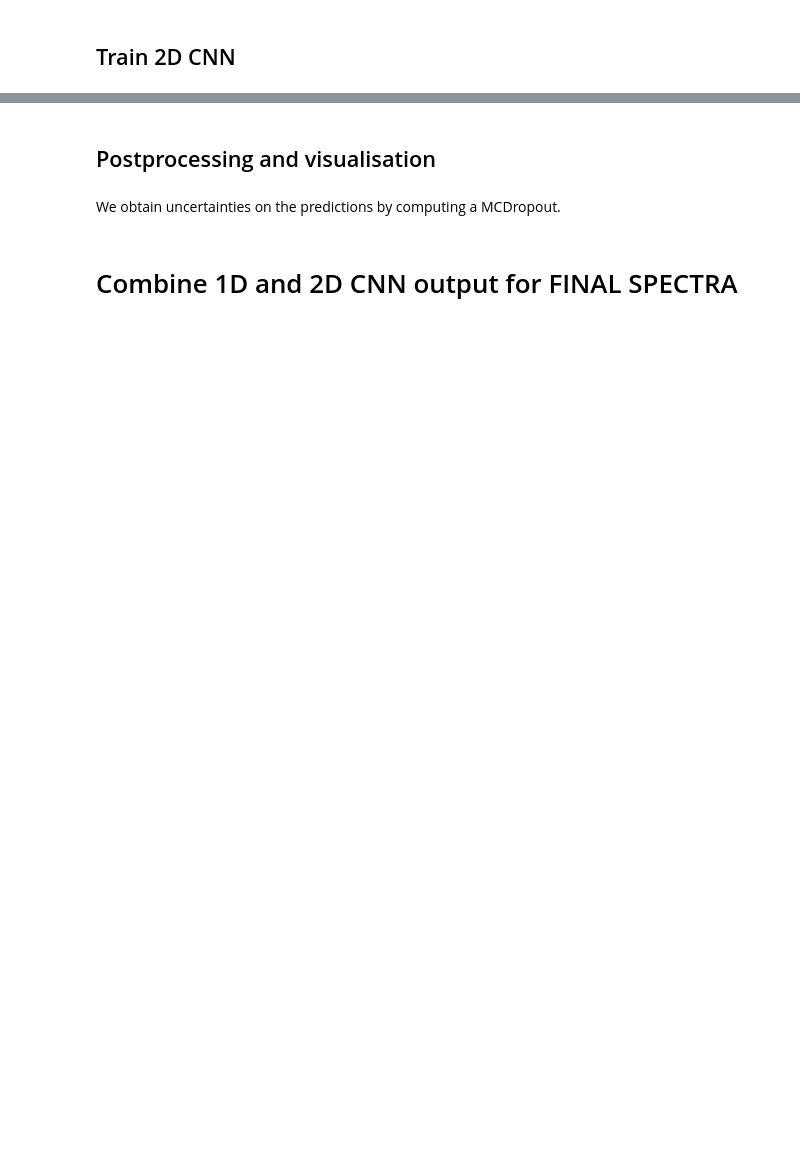
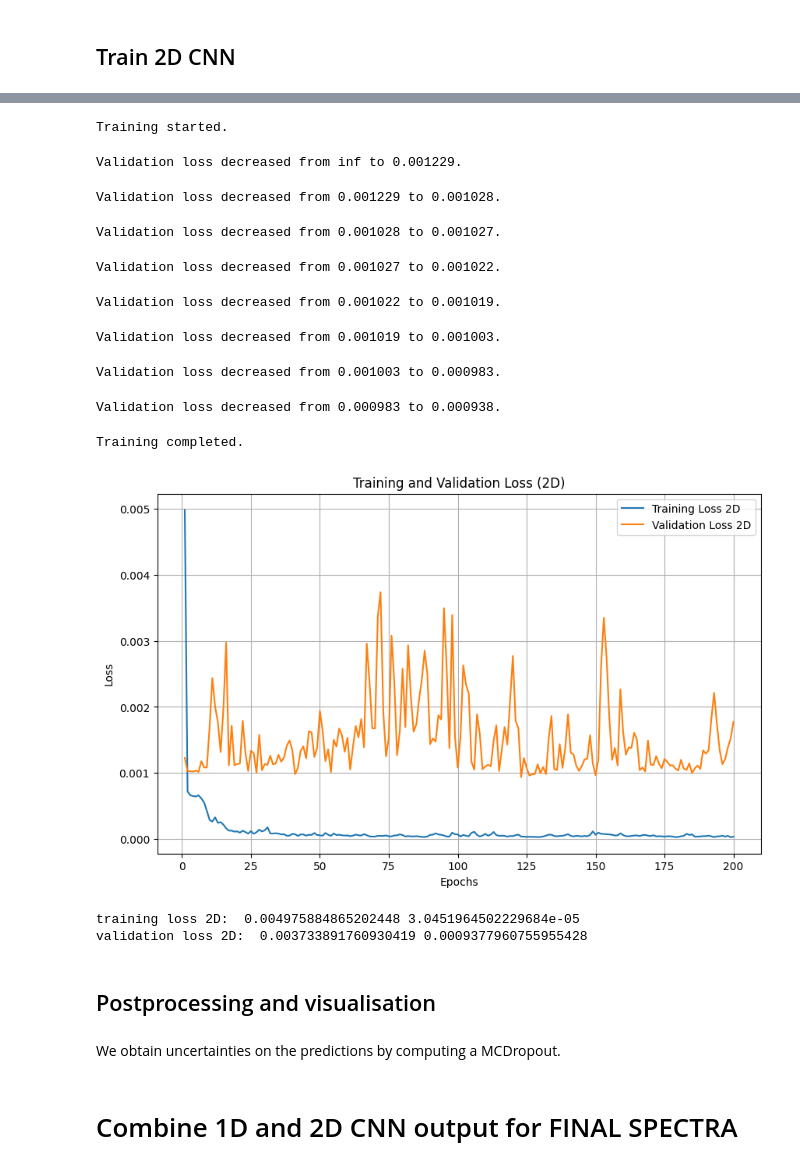
Before and after one commit to Junf137/SYDE-577-Ariel-Data-Challenge, a Jupyter notebook: code/host-starter-solution.ipynb, the cells around one changed output, grey strips where cells are left out. Cells and saved outputs as stored; diff of their text form; code cells hidden in the pictures; blank space fills up the shorter version.

```diff
--- a/code/host-starter-solution.ipynb
+++ b/code/host-starter-solution.ipynb
@@ -1036,3 +1112,46 @@ history = model.fit(
+# %%
+train_losses_2D, valid_losses_2D = train(
+    model=model_2D,
+    train_loader=train_loader_2D,
+    valid_loader=valid_loader_2D,
+    num_epochs=num_epochs_2D,
+    criterion=criterion_2D,
+    optimizer=optimizer_2D,
+    scheduler=None,
+    output_dir=output_dir + "/2D",
+    device=device,
+    best_valid_loss=best_valid_loss_2D,
+)
+
+# Plot the training and validation loss
+plt.figure(figsize=(10, 6))
+plt.plot(range(1, num_epochs_2D + 1), train_losses_2D, label="Training Loss 2D")
+plt.plot(range(1, num_epochs_2D + 1), valid_losses_2D, label="Validation Loss 2D")
+plt.xlabel("Epochs")
+plt.ylabel("Loss")
+plt.title("Training and Validation Loss (2D)")
+plt.legend()
+plt.grid(True)
+
+plt.savefig(output_dir + "/2D" + "/training_validation_loss.png")
+plt.show()
+
+print("training loss 2D: ", max(train_losses_2D), min(train_losses_2D))
+print("validation loss 2D: ", max(valid_losses_2D), min(valid_losses_2D))
+# %% [output]
+Training started.
+Validation loss decreased from inf to 0.001229.
+Validation loss decreased from 0.001229 to 0.001028.
+Validation loss decreased from 0.001028 to 0.001027.
+Validation loss decreased from 0.001027 to 0.001022.
+Validation loss decreased from 0.001022 to 0.001019.
+Validation loss decreased from 0.001019 to 0.001003.
+Validation loss decreased from 0.001003 to 0.000983.
+Validation loss decreased from 0.000983 to 0.000938.
+Training completed.
+[figure, added]
+training loss 2D:  0.004975884865202448 3.0451964502229684e-05
+validation loss 2D:  0.003733891760930419 0.0009377960755955428
 # %% [markdown]
 ## Postprocessing and visualisation
 # %% [markdown]
```
Also changed, not shown: parts of 14 cells of this notebook.
